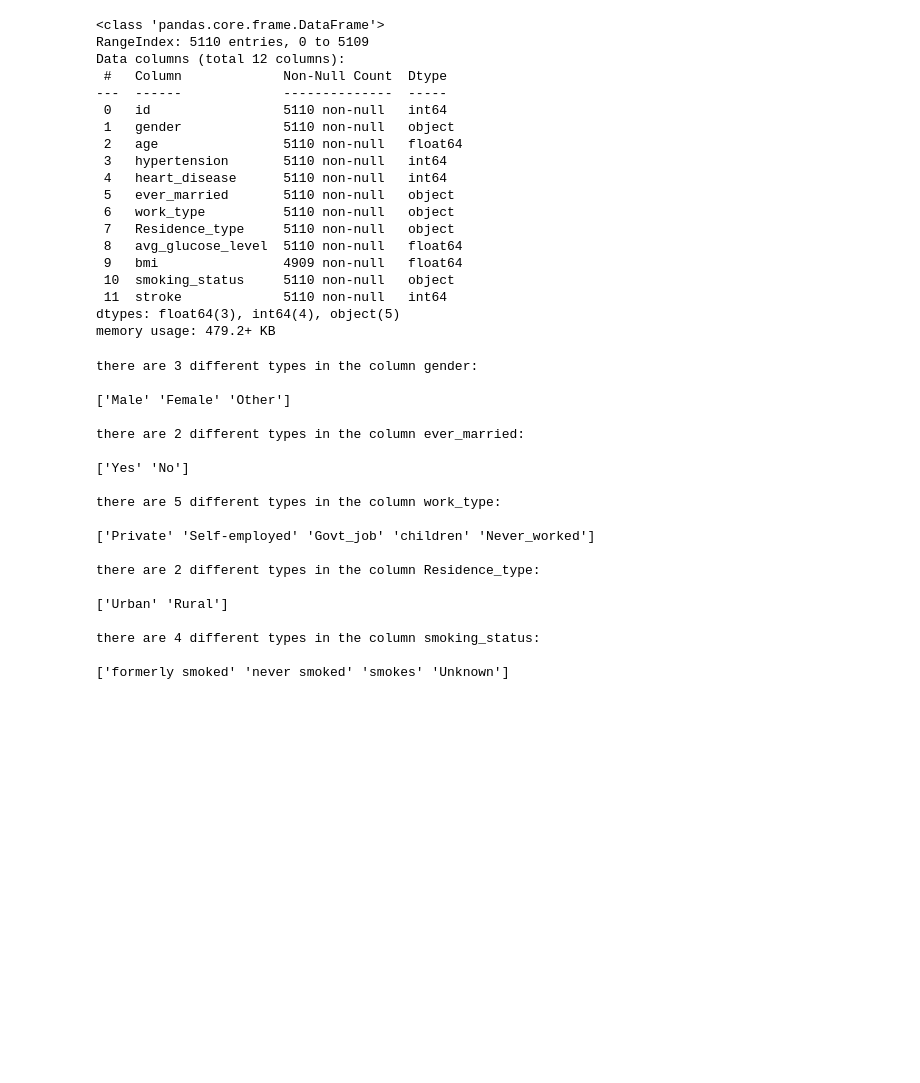
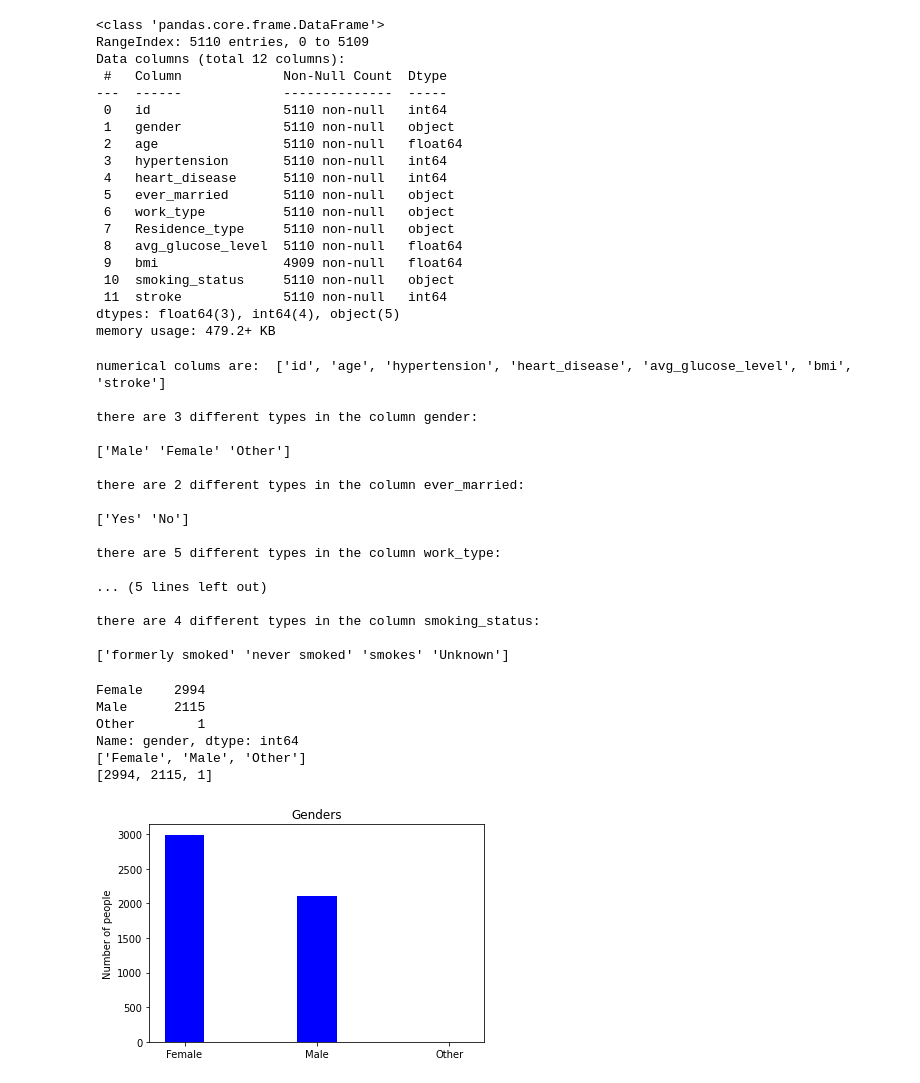
Before and after one commit to EmmaSchmidt2021/EE658-Machine-Learning, a Jupyter notebook: Neural Networks/Assignment 3/Assignment #3 Stroke.ipynb, the cells around one changed output. Drawn from its saved outputs; the diff is of its cells as text; code cells hidden in the pictures; blank space fills up the shorter version.

```diff
--- a/Neural Networks/Assignment 3/Assignment #3 Stroke.ipynb
+++ b/Neural Networks/Assignment 3/Assignment #3 Stroke.ipynb
@@ -42,12 +42,17 @@ memory usage: 479.2+ KB
 # %%
 #find the unique values - basically all of the object type
 objectColumns = df.dtypes[df.dtypes == object]
+numberColumns = df.dtypes[df.dtypes != object]
 text_to_num = list(objectColumns.index)
+num_list = list(numberColumns.index)
+print('numerical colums are: ', num_list)
 for i in range(len(text_to_num)):
     col_name = text_to_num[i]
     print("\nthere are " + str(df[col_name].nunique()) +" different types in the column "+ col_name +":\n")
     print(df[col_name].unique())
 # %% [output]
+numerical colums are:  ['id', 'age', 'hypertension', 'heart_disease', 'avg_glucose_level', 'bmi', 'stroke']
+
 there are 3 different types in the column gender:
 
 ['Male' 'Female' 'Other']
@@ -58,16 +63,31 @@ there are 2 different types in the column ever_married:
 
 there are 5 different types in the column work_type:
 
-['Private' 'Self-employed' 'Govt_job' 'children' 'Never_worked']
-
-there are 2 different types in the column Residence_type:
-
-['Urban' 'Rural']
+... (5 lines left out)
 
 there are 4 different types in the column smoking_status:
 
 ['formerly smoked' 'never smoked' 'smokes' 'Unknown']
 # %%
 # find the number of times each value is used
+genders_df = df['gender'].value_counts()
+print(genders_df)
+genders_options = df['gender'].value_counts().keys().to_list()
+genders_count = df['gender'].value_counts().to_list()
+print(genders_options)
+print(genders_count)
+# %% [output]
+Female    2994
+Male      2115
+Other        1
+Name: gender, dtype: int64
+['Female', 'Male', 'Other']
+[2994, 2115, 1]
 # %%
 # plot a bar chart showing frequency of each value
+plt.bar(genders_options, genders_count, width = 0.3, color="blue")
+plt.ylabel('Number of people')
+plt.title('Genders')
+plt.show()
+# %% [output]
+[figure, added]
```
Also changed, not shown: parts of 17 cells of this notebook.
